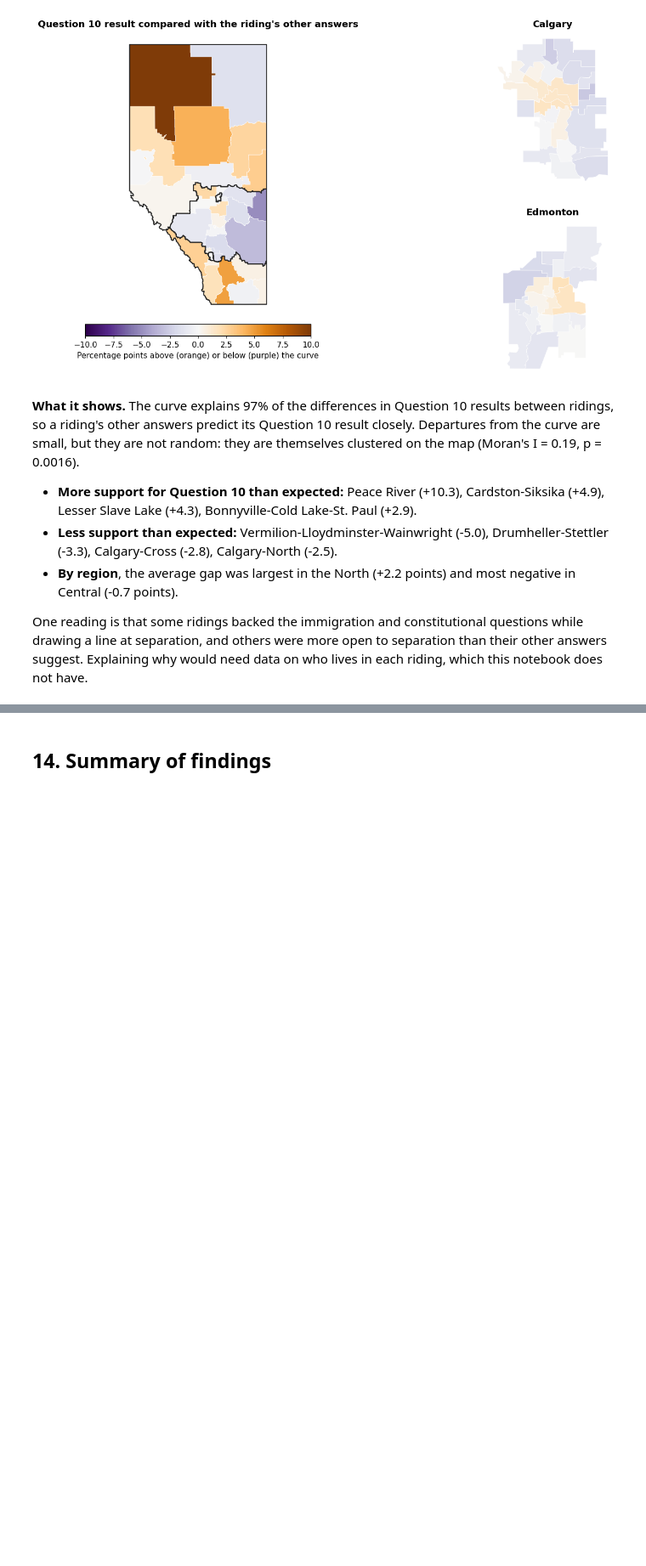
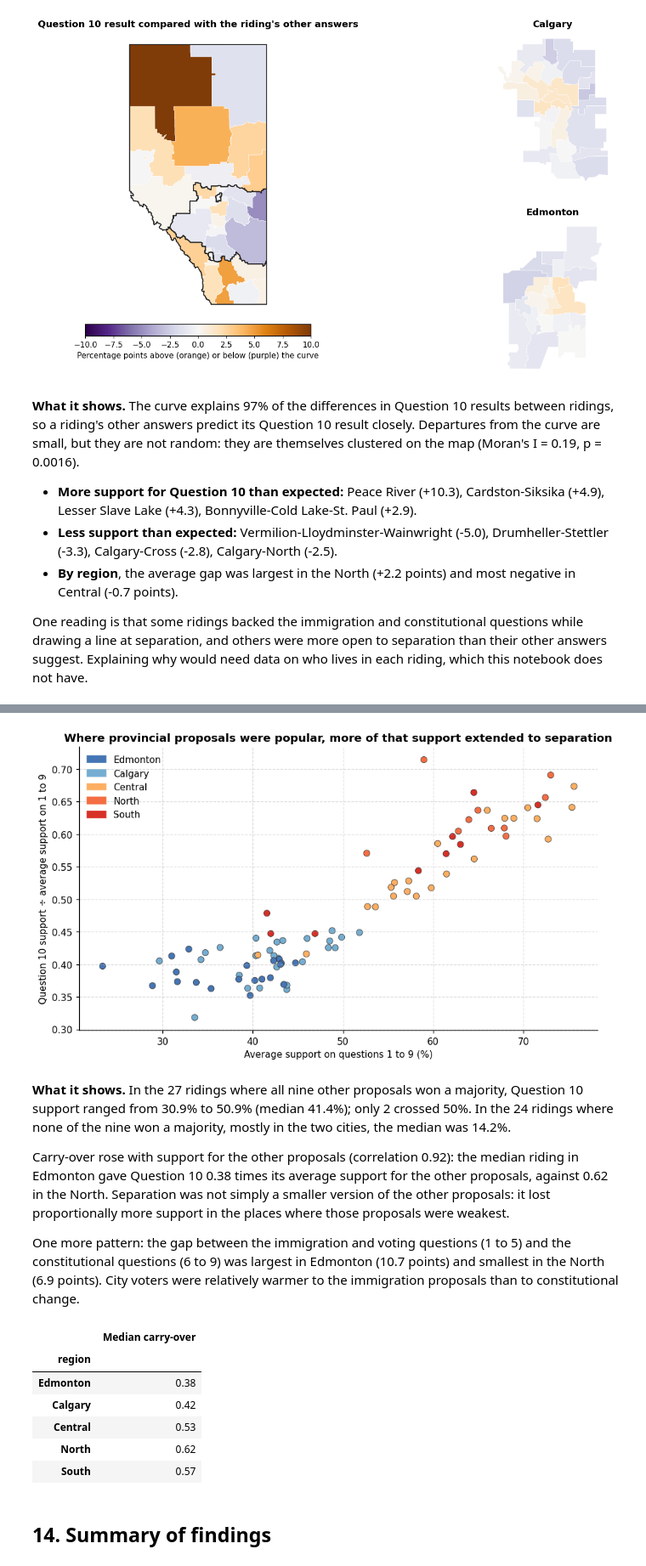
Before and after one commit to TheZarif/alberta-referendum, a Jupyter notebook: notebooks/06-spatial_analysis.ipynb, the cells around one changed output, grey strips where cells are left out. Shown at 85% size. Saved outputs shown, nothing was run; the diff lists cells and outputs as text; code cells hidden in the pictures; blank space fills up the shorter version.

```diff
--- a/notebooks/06-spatial_analysis.ipynb
+++ b/notebooks/06-spatial_analysis.ipynb
@@ -812,3 +849,66 @@ data on who lives in each riding, which this notebook does not have.
+# %%
+others9 = support[[q for q in QS if q != 10]]
+gdf["carryover"] = support[10].to_numpy() / others9.mean(axis=1).to_numpy()
+carry_by_region = gdf.groupby("region")["carryover"].median().reindex(REGION_ORDER)
+carry_corr = np.corrcoef(others9.mean(axis=1), gdf["carryover"])[0, 1]
+
+all_nine = (others9 > 50).all(axis=1).to_numpy()
+none_nine = (others9 < 50).all(axis=1).to_numpy()
+q10_all_nine = support.loc[all_nine, 10]
+q10_none_nine = support.loc[none_nine, 10]
+
+# Immigration and voting block (Q1 to 5) against the constitutional block (Q6 to 9), by region
+block_gap = (region_support[[1, 2, 3, 4, 5]].mean(axis=1) - region_support[[6, 7, 8, 9]].mean(axis=1))
+
+fig, ax = plt.subplots(figsize=(10, 5.5))
+ax.scatter(others9.mean(axis=1), gdf["carryover"], c=gdf["region"].map(REGION_COLOURS), s=45,
+           edgecolor="#333333", linewidth=0.5)
+ax.set_xlabel("Average support on questions 1 to 9 (%)")
+ax.set_ylabel("Question 10 support ÷ average support on 1 to 9")
+ax.set_title("Where provincial proposals were popular, more of that support extended to separation")
+ax.legend(handles=[mpatches.Patch(color=REGION_COLOURS[r], label=r) for r in REGION_ORDER], loc="upper left", frameon=False)
+ax.grid(linestyle="--", alpha=0.4)
+save_for_paper(fig, "carryover")
+plt.show()
+
+note(f"""**What it shows.** In the {all_nine.sum()} ridings where all nine other proposals won a majority, Question 10
+support ranged from {pct(q10_all_nine.min())} to {pct(q10_all_nine.max())} (median {pct(q10_all_nine.median())}); only
+{int((q10_all_nine > 50).sum())} crossed 50%. In the {none_nine.sum()} ridings where none of the nine won a majority,
+mostly in the two cities, the median was {pct(q10_none_nine.median())}.
+
+Carry-over rose with support for the other proposals (correlation {carry_corr:.2f}): the median riding in
+{carry_by_region.idxmin()} gave Question 10 {carry_by_region.min():.2f} times its average support for the other
+proposals, against {carry_by_region.max():.2f} in the {carry_by_region.idxmax()}. Separation was not simply a smaller
+version of the other proposals: it lost proportionally more support in the places where those proposals were weakest.
+
+One more pattern: the gap between the immigration and voting questions (1 to 5) and the constitutional questions
+(6 to 9) was largest in {block_gap.idxmax()} ({block_gap.max():.1f} points) and smallest in the {block_gap.idxmin()}
+({block_gap.min():.1f} points). City voters were relatively warmer to the immigration proposals than to
+constitutional change.""")
+carry_by_region.round(2).to_frame("Median carry-over")
+# %% [output]
+[figure, added]
+**What it shows.** In the 27 ridings where all nine other proposals won a majority, Question 10
+support ranged from 30.9% to 50.9% (median 41.4%); only
+2 crossed 50%. In the 24 ridings where none of the nine won a majority,
+mostly in the two cities, the median was 14.2%.
+
+Carry-over rose with support for the other proposals (correlation 0.92): the median riding in
+Edmonton gave Question 10 0.38 times its average support for the other
+proposals, against 0.62 in the North. Separation was not simply a smaller
+version of the other proposals: it lost proportionally more support in the places where those proposals were weakest.
+
+One more pattern: the gap between the immigration and voting questions (1 to 5) and the constitutional questions
+(6 to 9) was largest in Edmonton (10.7 points) and smallest in the North
+(6.9 points). City voters were relatively warmer to the immigration proposals than to
+constitutional change.
+|  | Median carry-over |
+| region |  |
+| Edmonton | 0.38 |
+| Calgary | 0.42 |
+| Central | 0.53 |
+| North | 0.62 |
+| South | 0.57 |
 # %% [markdown]
 ## 14. Summary of findings
 # %%
```
Also changed, not shown: parts of 18 cells of this notebook, 31 other files.
